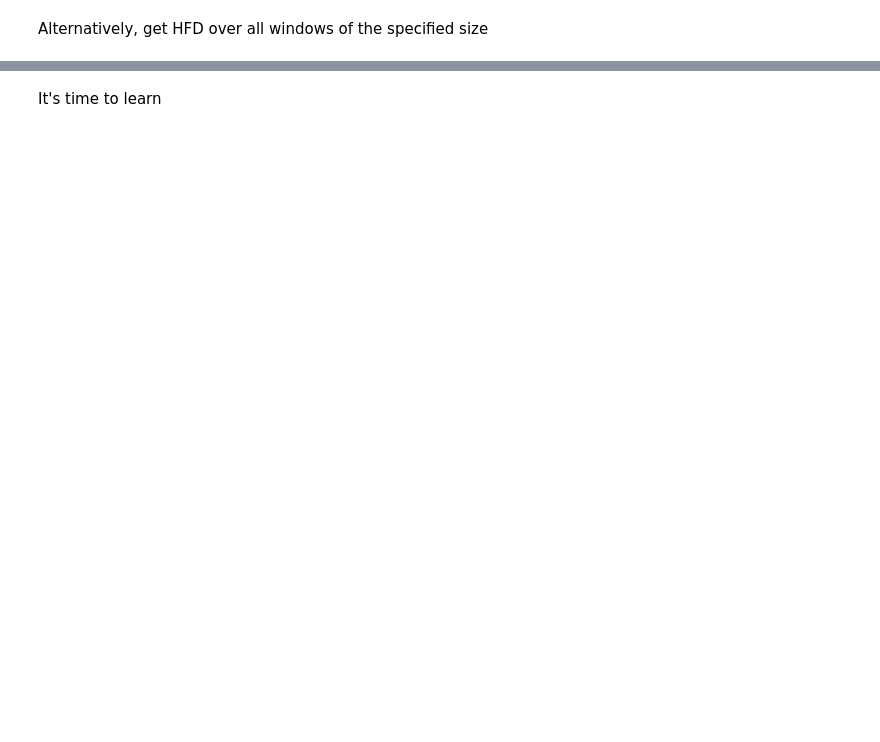
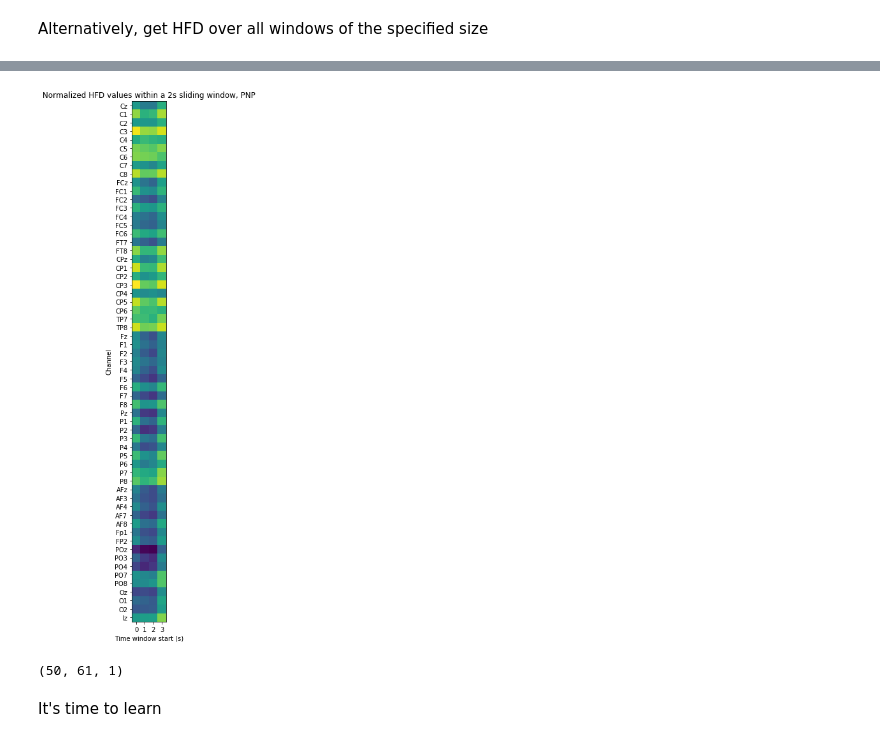
Before and after one commit to cristianch/EEG_CNP, a Jupyter notebook: notebooks/hfd_analysis.ipynb, the cells around one changed output, grey strips where cells are left out. Saved outputs shown, nothing was run; the diff lists cells and outputs as text; code cells hidden in the pictures; blank space fills up the shorter version.

```diff
--- a/notebooks/hfd_analysis.ipynb
+++ b/notebooks/hfd_analysis.ipynb
@@ -87,2 +317,16 @@ pnp_all_windows = np.array([[patient_array_to_hfd(patient, window_start=window*f
+# %%
+plt.figure(figsize=[15,15])
+plt.title('Normalized HFD values within a 2s sliding window, PNP')
+plt.ylabel('Channel')
+plt.yticks(ticks=range(61), labels=channels)
+plt.xticks(range(4))
+plt.xlabel('Time window start (s)')
+plt.imshow(np.mean(pnp_all_windows_repetitions, axis=1).transpose())
+plt.savefig('./results/graphs/window_pnp.eps')
+plt.savefig('./results/graphs/window_pnp.jpg')
+# %% [output]
+[figure, added]
 # %%
-pp_all_windows[0][0].shape
+pnp_rh[0].shape
+# %% [output]
+(50, 61, 1)
```
Also changed, not shown: parts of 15 cells of this notebook.
